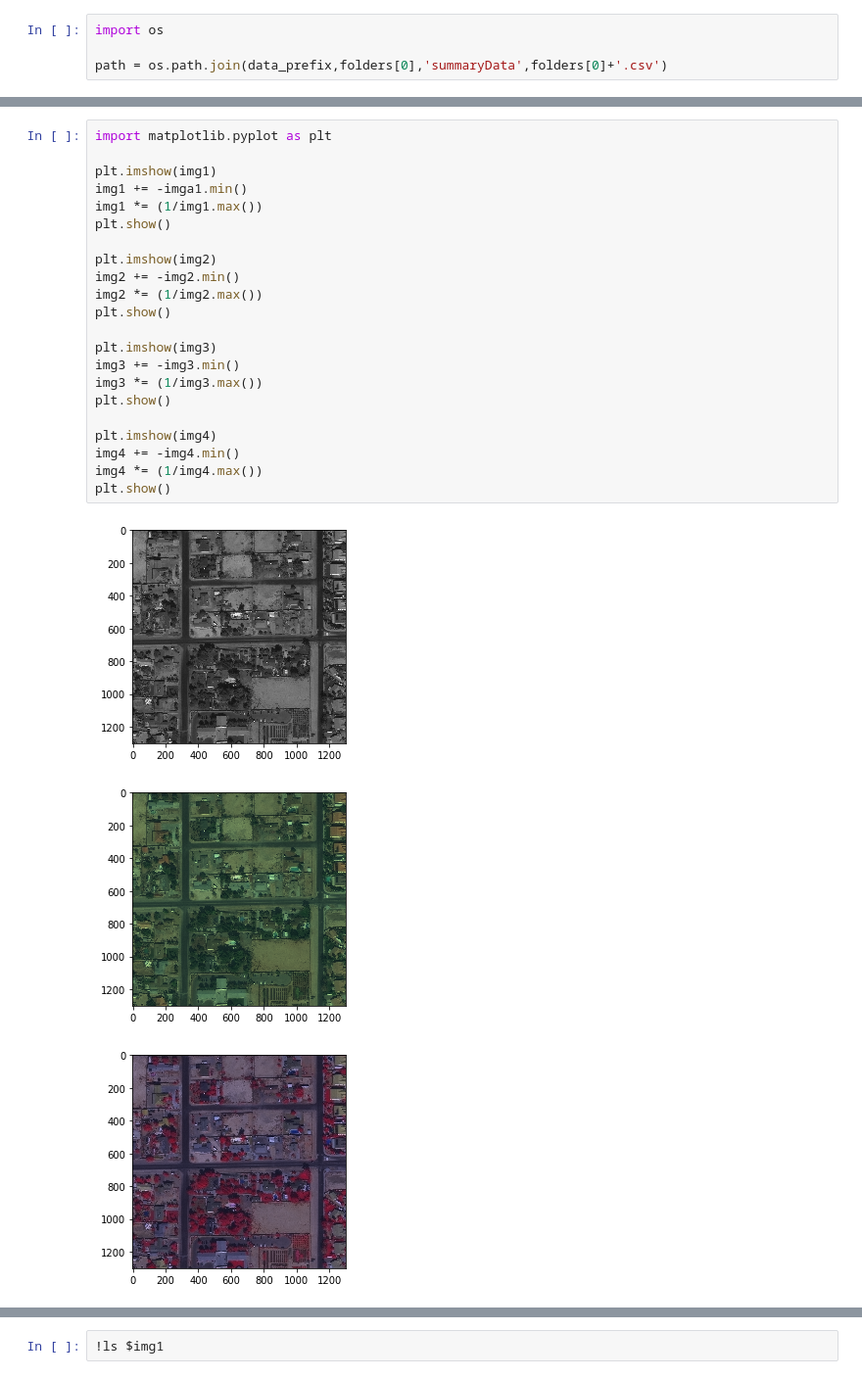
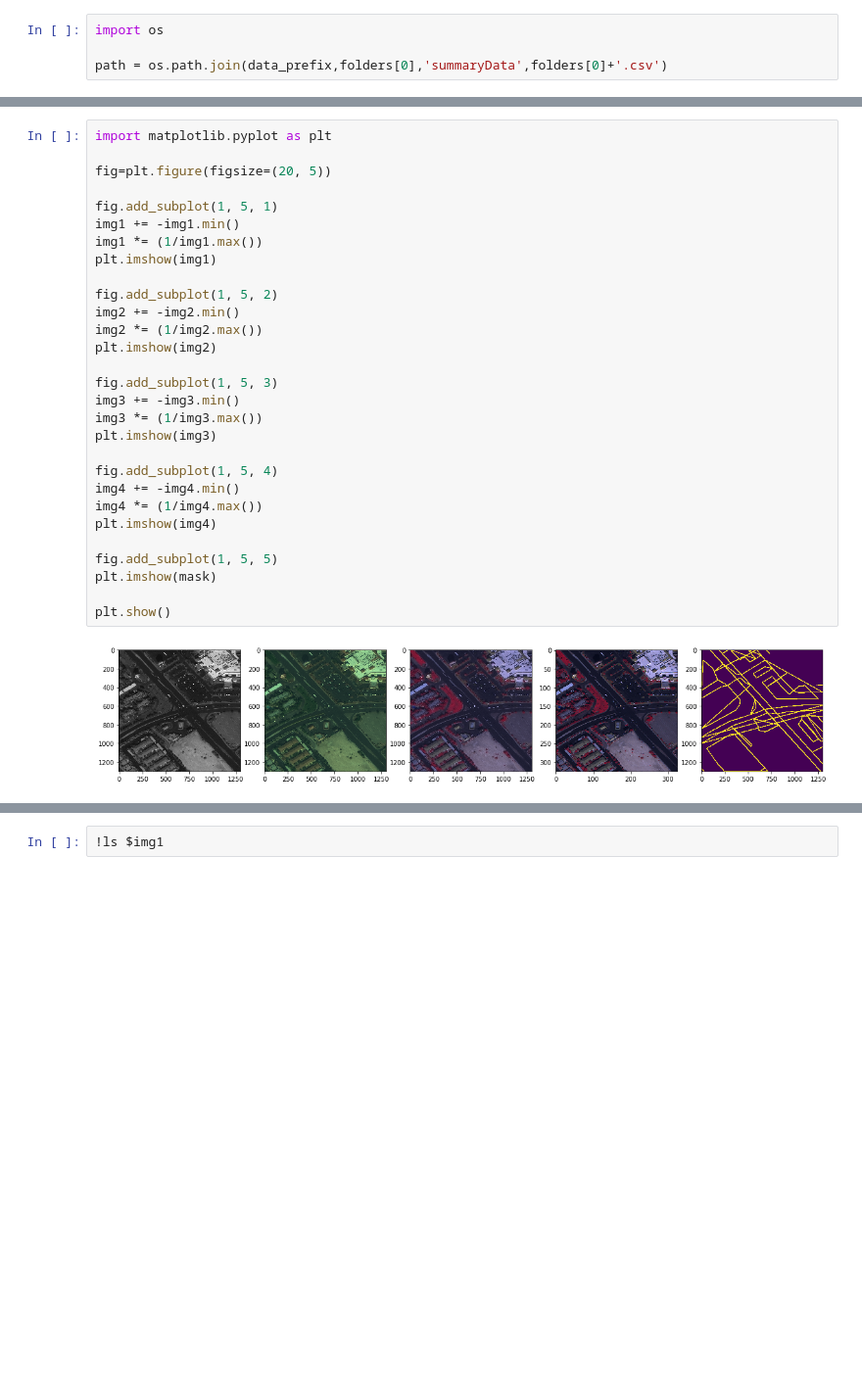
Before and after one commit to snakers4/spacenet-three, a Jupyter notebook: src/test_config.ipynb, the cells around one changed output, grey strips where cells are left out. Shown at 98% size. Saved outputs shown, nothing was run; the diff lists cells and outputs as text; blank space fills up the shorter version.

```diff
--- a/src/test_config.ipynb
+++ b/src/test_config.ipynb
@@ -524,26 +667,31 @@ plt.show()
 # %%
 import matplotlib.pyplot as plt
 
+fig=plt.figure(figsize=(20, 5))
+
+fig.add_subplot(1, 5, 1)
+img1 += -img1.min()
+img1 *= (1/img1.max())
 plt.imshow(img1)
-img1 += -imga1.min()
-img1 *= (1/img1.max())
-plt.show()
 
-plt.imshow(img2)
+fig.add_subplot(1, 5, 2)
 img2 += -img2.min()
 img2 *= (1/img2.max())
-plt.show()
+plt.imshow(img2)
 
-plt.imshow(img3)
+fig.add_subplot(1, 5, 3)
 img3 += -img3.min()
 img3 *= (1/img3.max())
-plt.show()
+plt.imshow(img3)
 
-plt.imshow(img4)
+fig.add_subplot(1, 5, 4)
 img4 += -img4.min()
 img4 *= (1/img4.max())
+plt.imshow(img4)
+
+fig.add_subplot(1, 5, 5)
+plt.imshow(mask)
+
 plt.show()
 # %% [output]
-[figure, old version]
+[figure, new version]
-[figure, removed]
-[figure, removed]
```
Also changed, not shown: parts of 31 cells of this notebook, 3 other files.
